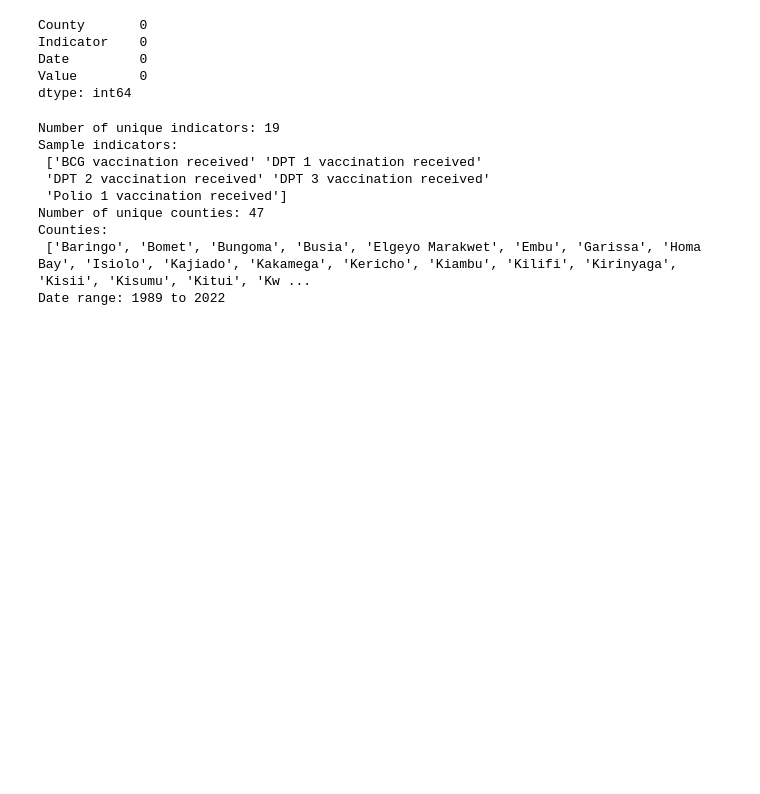
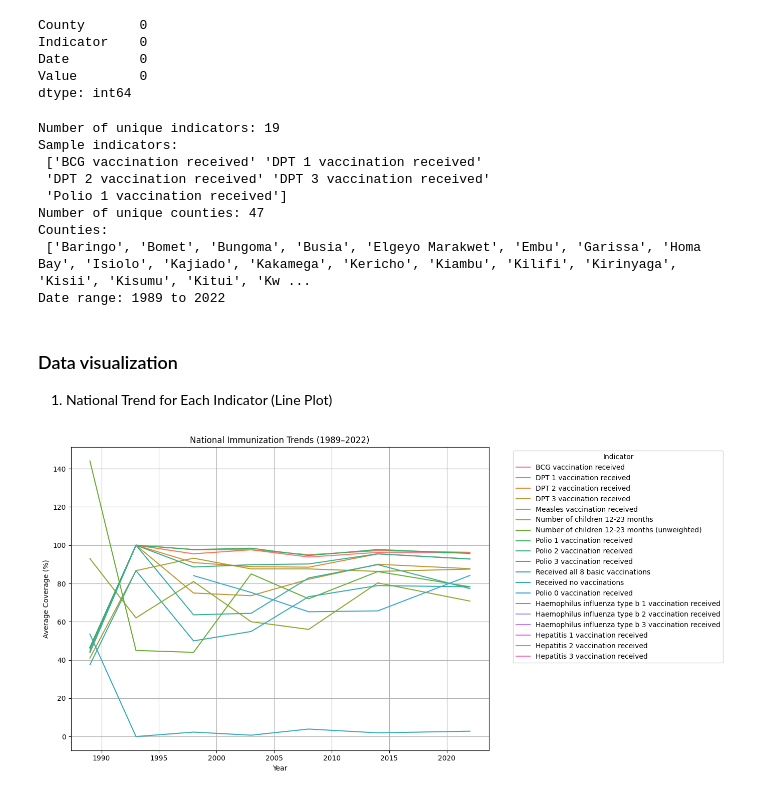
Before and after one commit to samwanyua/kenya-immunization-dashboard, a Jupyter notebook: notebooks/eda_immunization.ipynb, the cells around one changed output. Saved outputs shown, nothing was run; the diff lists cells and outputs as text; code cells hidden in the pictures; blank space fills up the shorter version.

Commit message:
Exploratory Data Analysis

```diff
--- a/notebooks/eda_immunization.ipynb
+++ b/notebooks/eda_immunization.ipynb
@@ -102,3 +102,24 @@ Number of unique counties: 47
 Counties:
  ['Baringo', 'Bomet', 'Bungoma', 'Busia', 'Elgeyo Marakwet', 'Embu', 'Garissa', 'Homa Bay', 'Isiolo', 'Kajiado', 'Kakamega', 'Kericho', 'Kiambu', 'Kilifi', 'Kirinyaga', 'Kisii', 'Kisumu', 'Kitui', 'Kw ...
 Date range: 1989 to 2022
+# %% [markdown]
+### Data visualization
+1. National Trend for Each Indicator (Line Plot)
+# %%
+import matplotlib.pyplot as plt
+import seaborn as sns
+
+# Average value per indicator per year (national level)
+trend_all = data.groupby(['Date', 'Indicator'])['Value'].mean().reset_index()
+
+plt.figure(figsize=(14, 7))
+sns.lineplot(data=trend_all, x='Date', y='Value', hue='Indicator')
+plt.title('National Immunization Trends (1989–2022)')
+plt.xlabel('Year')
+plt.ylabel('Average Coverage (%)')
+plt.grid(True)
+plt.legend(bbox_to_anchor=(1.05, 1), loc='upper left', title='Indicator')
+plt.tight_layout()
+plt.show()
+# %% [output]
+[figure, added]
```
Also changed, not shown: parts of 4 cells of this notebook.
